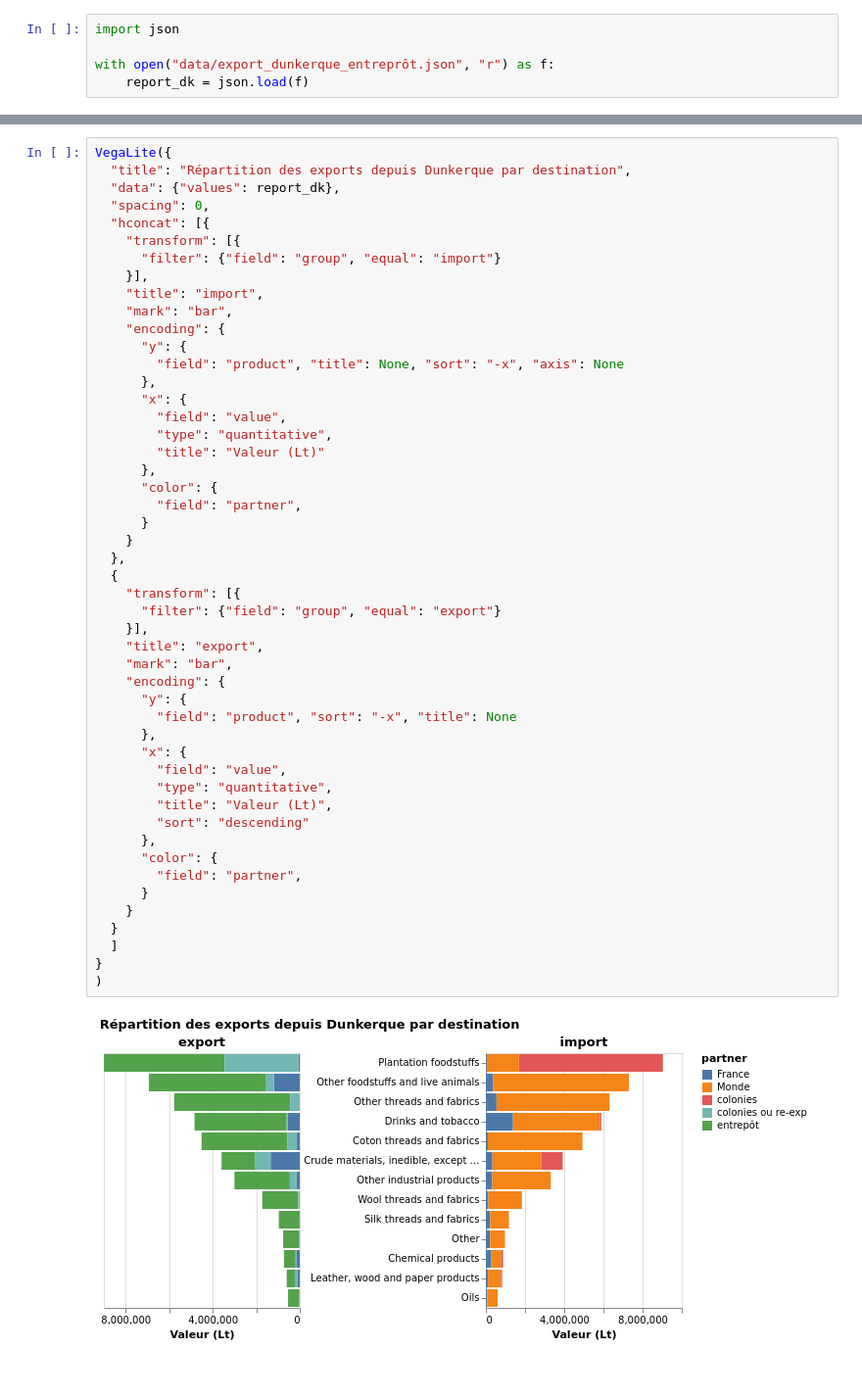
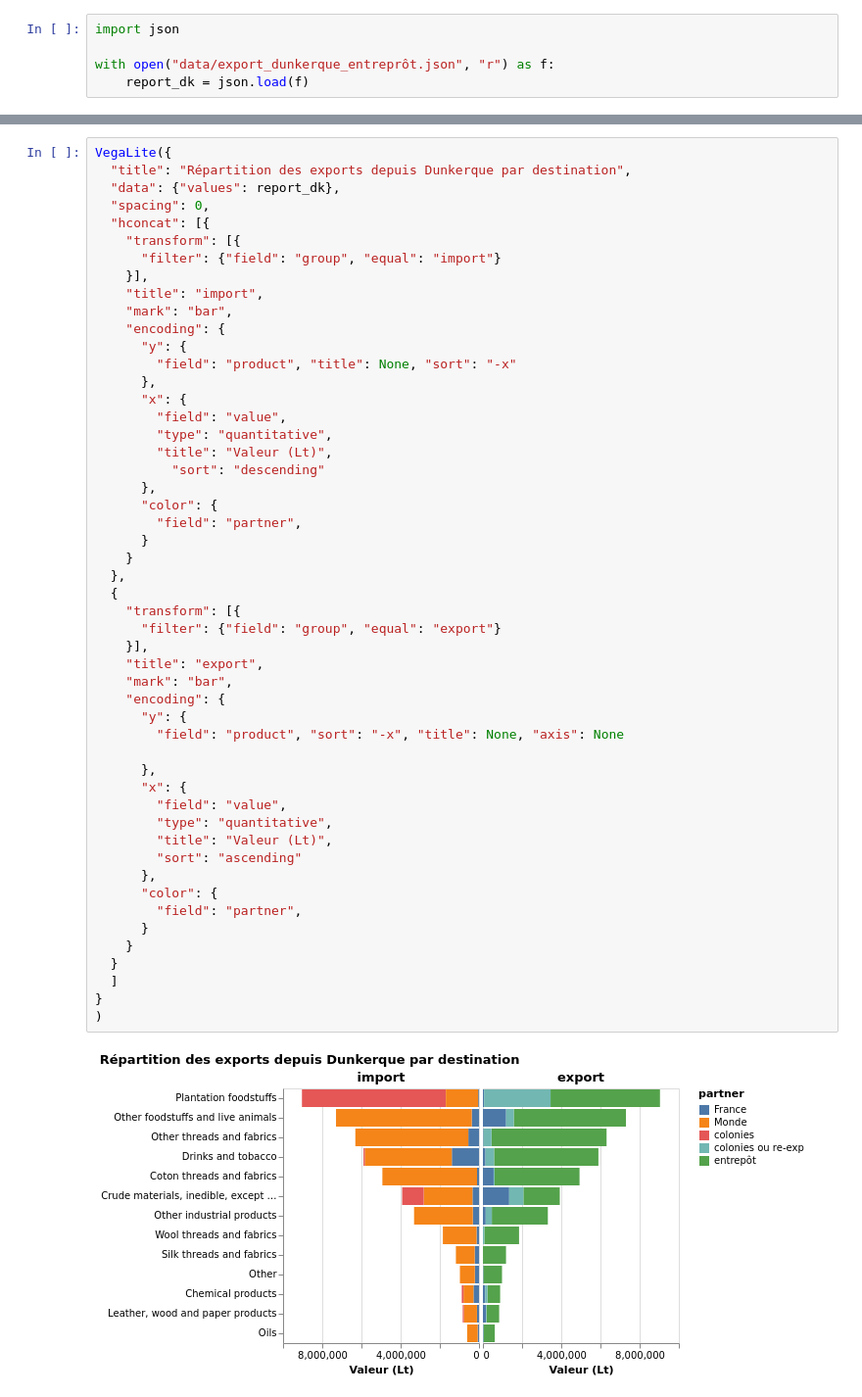
Before and after one commit to medialab/portic-datasprint-2022, a Jupyter notebook: productions/module_08/vegalite.ipynb, the cells around one changed output, grey strips where cells are left out. Shown at 98% size. Drawn from its saved outputs; the diff is of its cells as text.

```diff
--- a/productions/module_08/vegalite.ipynb
+++ b/productions/module_08/vegalite.ipynb
@@ -70,41 +70,43 @@ VegaLite({
     "mark": "bar",
     "encoding": {
       "y": {
-        "field": "product", "title": None, "sort": "-x", "axis": None
+        "field": "product", "title": None, "sort": "-x"
       },
       "x": {
         "field": "value",
         "type": "quantitative",
-        "title": "Valeur (Lt)"
+        "title": "Valeur (Lt)",
+          "sort": "descending"
       },
       "color": {
         "field": "partner",
       }
     }
   },
   {
     "transform": [{
       "filter": {"field": "group", "equal": "export"}
     }],
     "title": "export",
     "mark": "bar",
     "encoding": {
       "y": {
-        "field": "product", "sort": "-x", "title": None
+        "field": "product", "sort": "-x", "title": None, "axis": None
+
       },
       "x": {
         "field": "value",
         "type": "quantitative",
         "title": "Valeur (Lt)",
-        "sort": "descending"
+        "sort": "ascending"
       },
       "color": {
         "field": "partner",
       }
     }
   }
   ]
 }
 )
 # %% [output]
-[figure, old version]
+[figure, new version]
```
Also changed, not shown: parts of 3 cells of this notebook.
